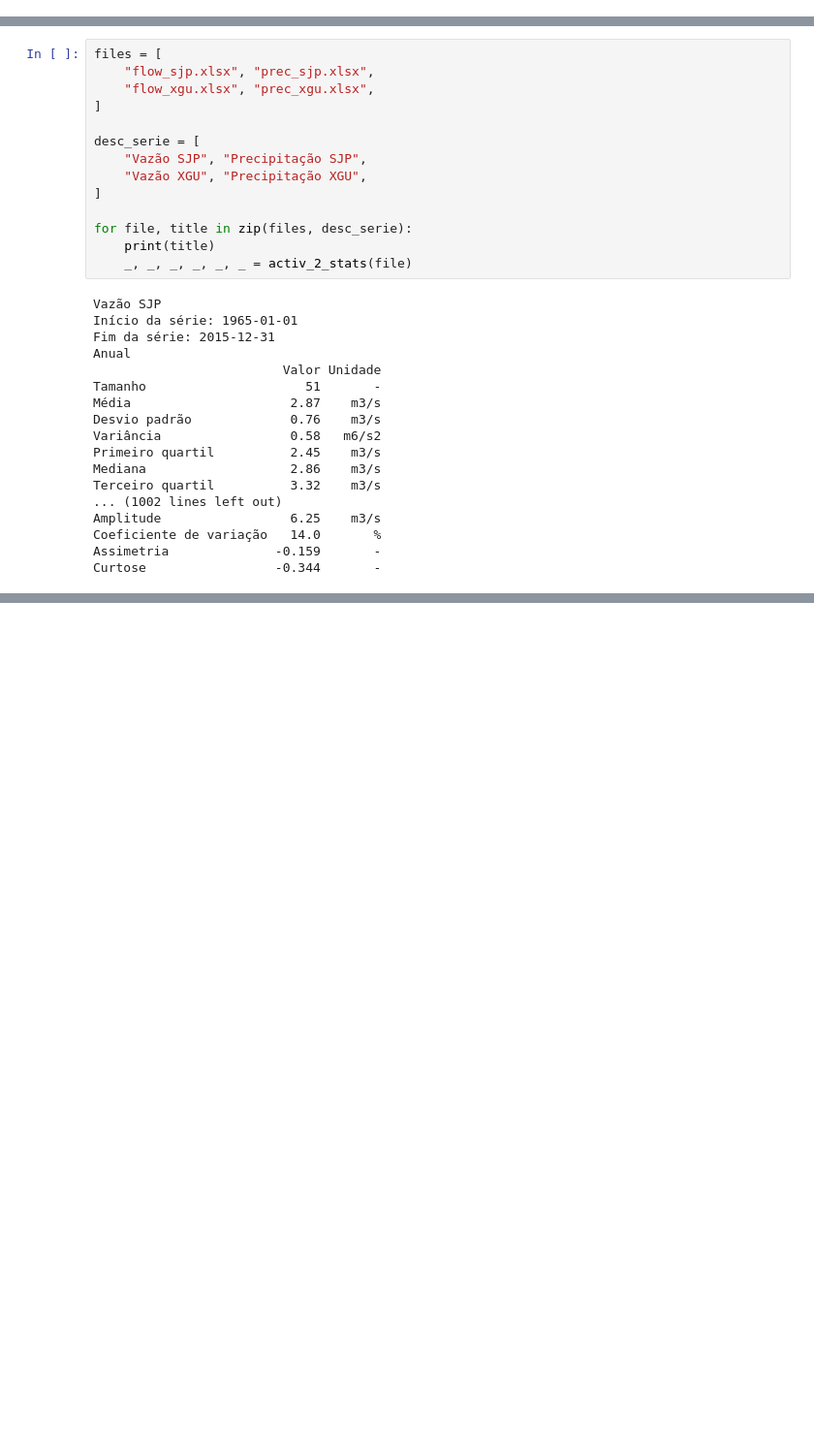
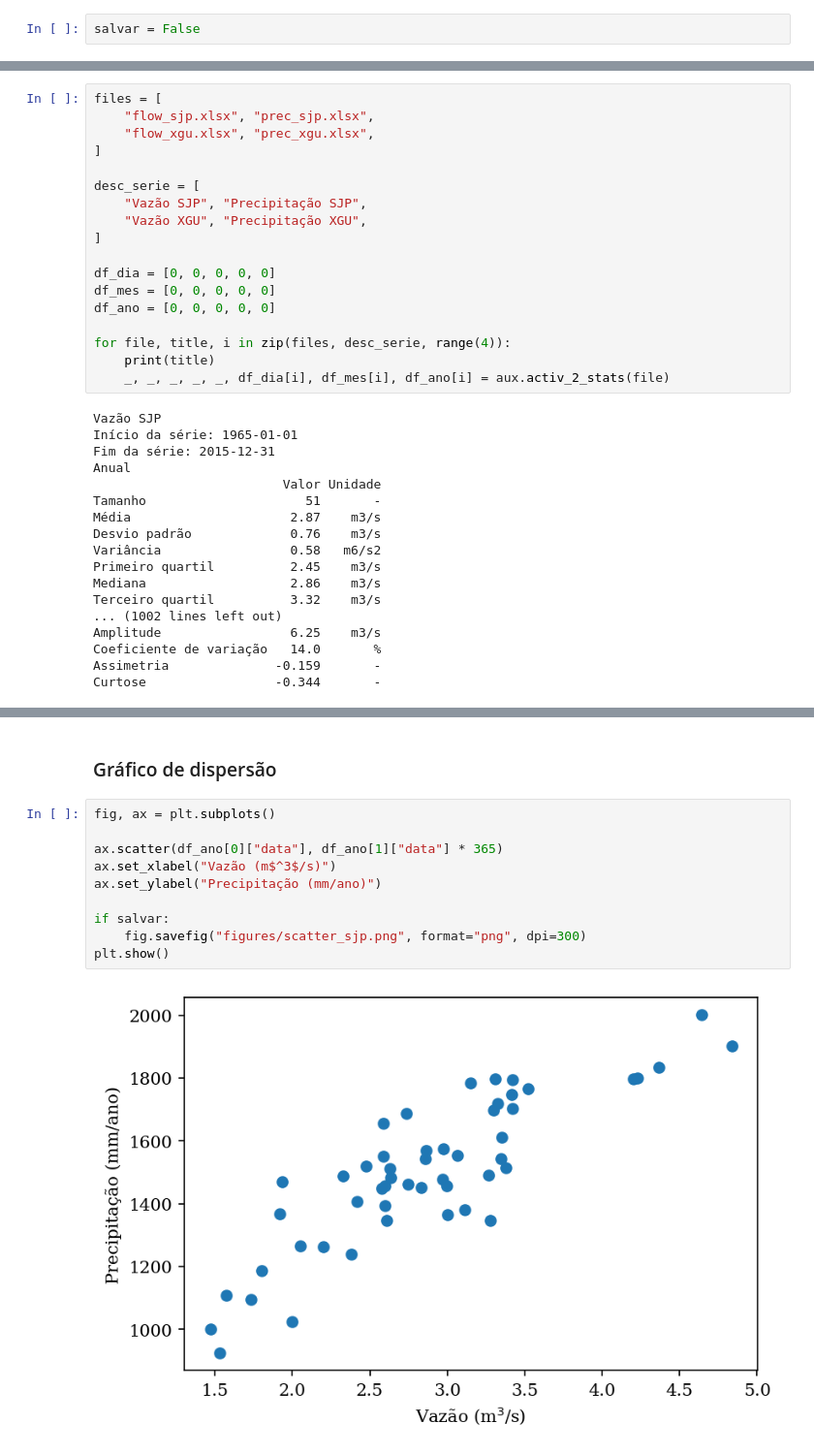
Before and after one commit to rqaita/stats-hydro, a Jupyter notebook: activ_2/activ_2.ipynb, the cells around one changed output, grey strips where cells are left out. Shown at 97% size. Drawn from its saved outputs; the diff is of its cells as text; blank space fills up the shorter version.

```diff
--- a/activ_2/activ_2.ipynb
+++ b/activ_2/activ_2.ipynb
@@ -154,3 +37,5 @@ def activ_2_stats(file):
+# %%
+salvar = False
 # %% [markdown]
 ## Manipulação das séries
 # %%
@@ -164,9 +49,13 @@ desc_serie = [
     "Vazão XGU", "Precipitação XGU",
 ]
 
-for file, title in zip(files, desc_serie):
+df_dia = [0, 0, 0, 0, 0]
+df_mes = [0, 0, 0, 0, 0]
+df_ano = [0, 0, 0, 0, 0]
+
+for file, title, i in zip(files, desc_serie, range(4)):
     print(title)
-    _, _, _, _, _, _ = activ_2_stats(file)
+    _, _, _, _, _, df_dia[i], df_mes[i], df_ano[i] = aux.activ_2_stats(file)
 # %% [output]
 Vazão SJP
 Início da série: 1965-01-01
@@ -187,0 +79,14 @@ Curtose                 -0.344       -
+# %% [markdown]
+### Gráfico de dispersão
+# %%
+fig, ax = plt.subplots()
+
+ax.scatter(df_ano[0]["data"], df_ano[1]["data"] * 365)
+ax.set_xlabel("Vazão (m$^3$/s)")
+ax.set_ylabel("Precipitação (mm/ano)")
+
+if salvar:
+    fig.savefig("figures/scatter_sjp.png", format="png", dpi=300)
+plt.show()
+# %% [output]
+[figure, added]
```
Also changed, not shown: parts of 14 cells of this notebook, 4 other files.
